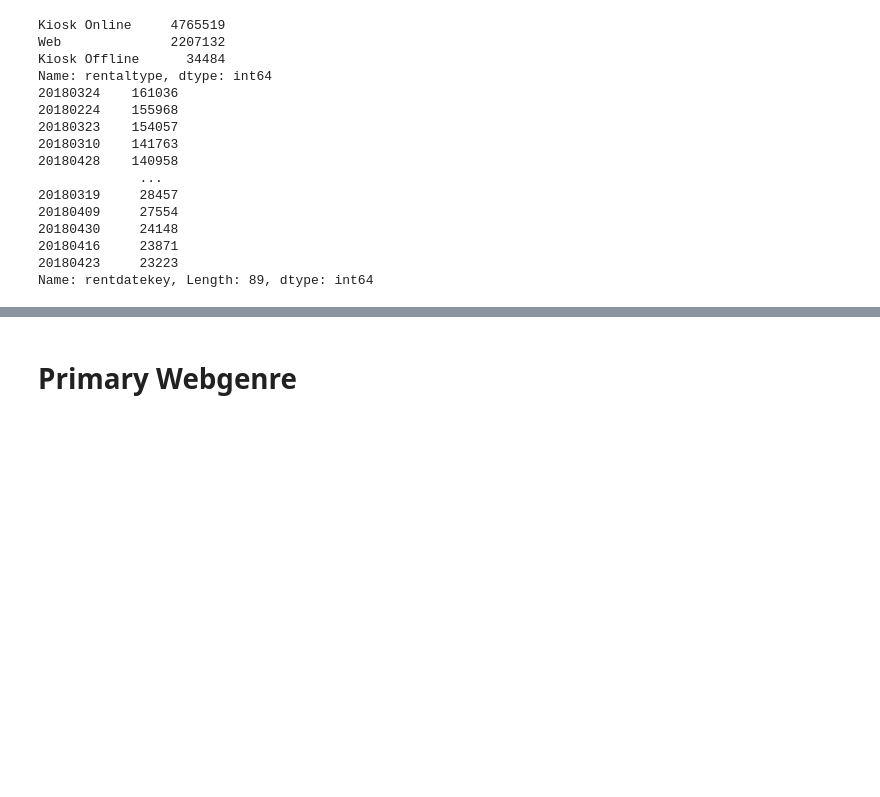
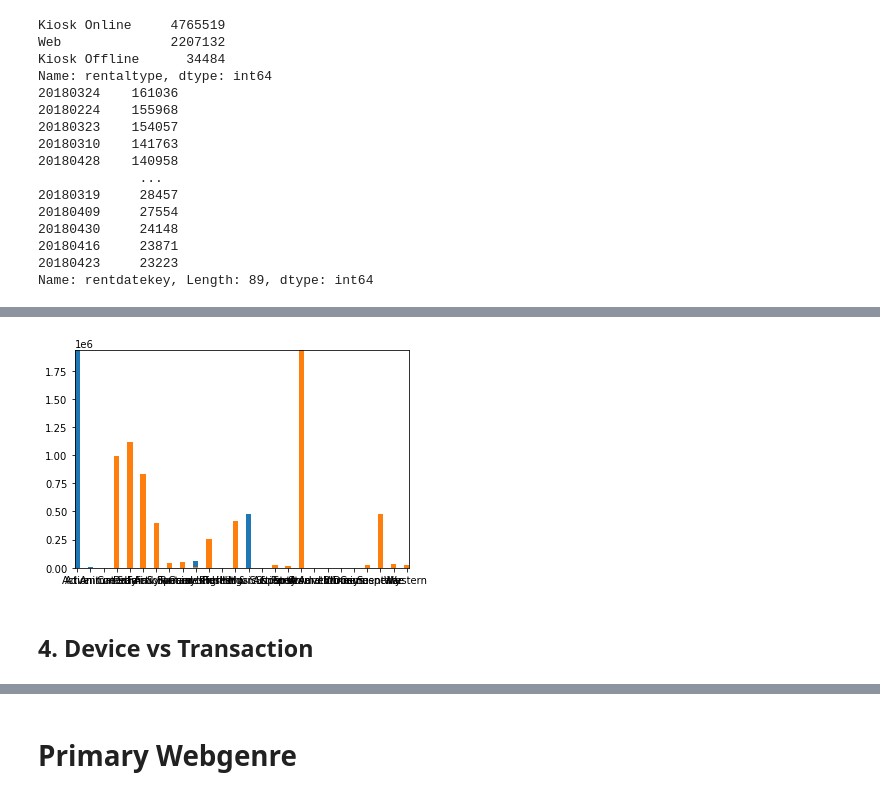
Before and after one commit to saurabhmathco/redbox_promosensitivity, a Jupyter notebook: Redbox_open.ipynb, the cells around one changed output, grey strips where cells are left out. Saved outputs shown, nothing was run; the diff lists cells and outputs as text; code cells hidden in the pictures; blank space fills up the shorter version.

```diff
--- a/Redbox_open.ipynb
+++ b/Redbox_open.ipynb
@@ -432,0 +554,12 @@ Name: rentdatekey, Length: 89, dtype: int64
+# %%
+ax = plt.subplot(111)
+w = 0.3
+ax.bar(kiosk_web_client_df["primarywebgenre"], kiosk_web_client_df["count_kiosk_web_genre"], 0.4, label = 'Primary Web Genre')
+ax.bar(kiosk_web_client_df["primarykioskgenre"], kiosk_web_client_df["count_kiosk_web_genre"], 0.4, label = 'Primary Kiosk Genre')
+ax.autoscale(tight=True)
+
+plt.show()
+# %% [output]
+[figure, added]
+# %% [markdown]
+## 4. Device vs Transaction
```
Also changed, not shown: parts of 86 cells of this notebook.
